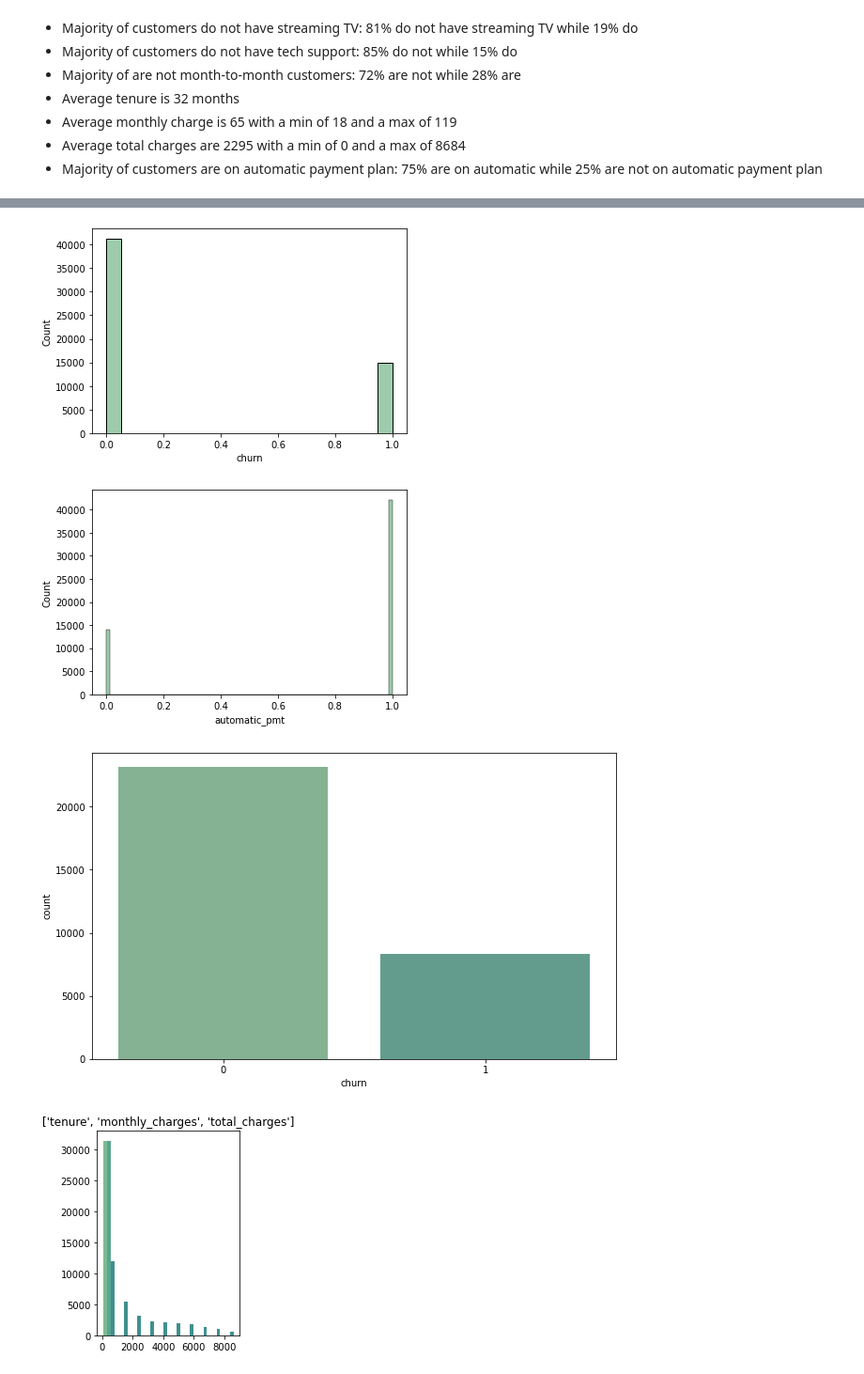
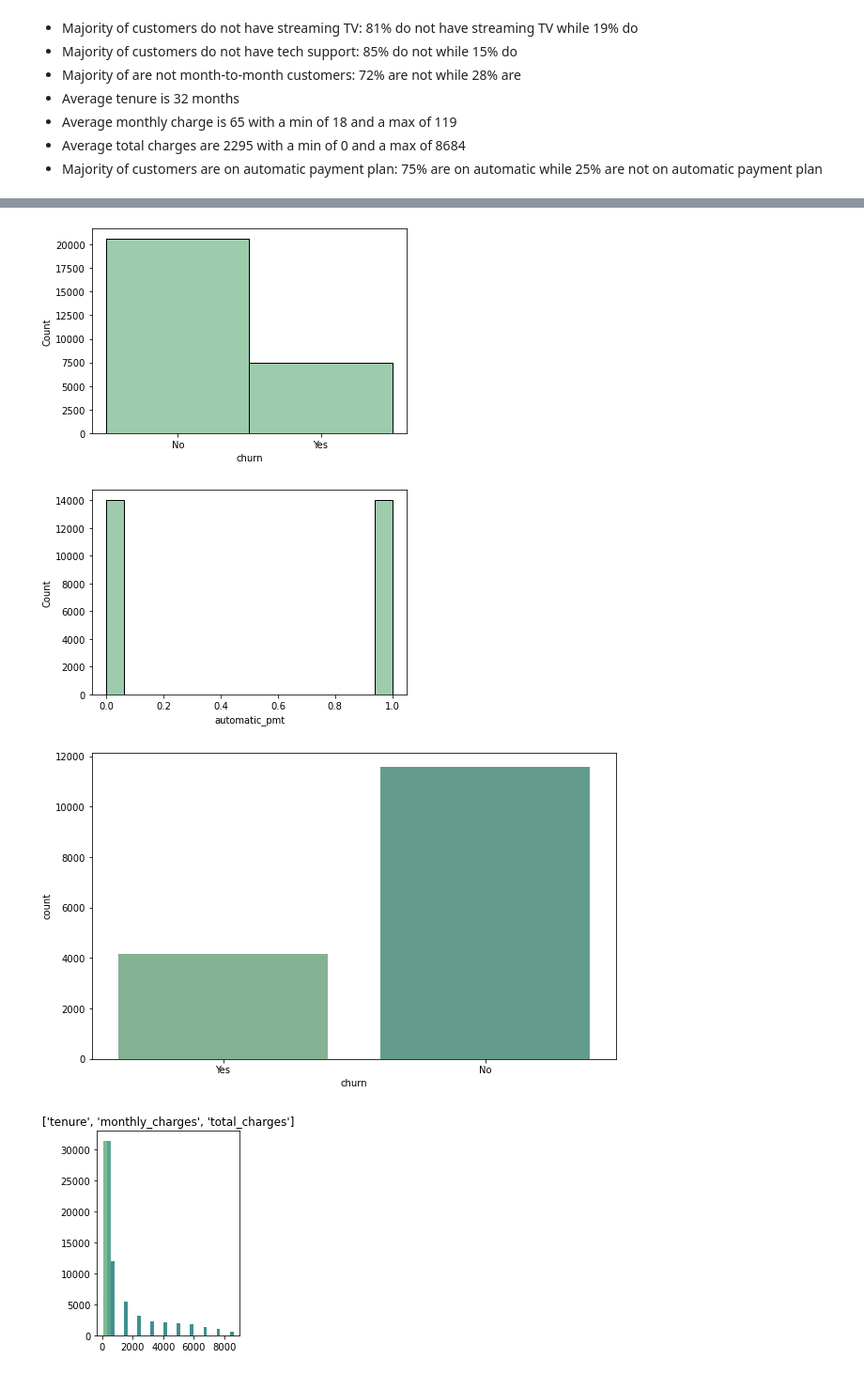
Before and after one commit to veronica-f-reyes/telco_classification_project, a Jupyter notebook: Initial Telco Churn Project Notebook.ipynb, the cells around one changed output, grey strips where cells are left out. Shown at 94% size. Saved outputs shown, nothing was run; the diff lists cells and outputs as text; code cells hidden in the pictures.

```diff
--- a/Initial Telco Churn Project Notebook.ipynb
+++ b/Initial Telco Churn Project Notebook.ipynb
@@ -382 +467,4 @@ Name: monthly_charges, Length: 2452, dtype: float64
+# %%
+# Prepare raw Telco data by removing ID number columns, removing any duplicates, and cleaning up null values
+df_raw = prepare.prep_telco_raw(df)
 # %%
@@ -434,5 +568,5 @@ df.describe()
 # Using the prepare custom library, take in a DataFrame and return train, validate, and test DataFrames;
 # Stratify on churn
 
-train, validate, test = prepare.split_data(df)
+train_raw, validate_raw, test_raw = prepare.split_data(df_raw)
 # %%
@@ -661,19 +985,19 @@ descriptive_stats
 # %%
-sns.histplot(df.churn)
+sns.histplot(df_raw.churn)
 plt.show()
 # %% [output]
-[figure, old version]
+[figure, new version]
 # %%
-sns.histplot(df.automatic_pmt)
+sns.histplot(df_raw.automatic_pmt)
 plt.show()
 # %% [output]
-[figure, old version]
+[figure, new version]
 # %%
 #visualize churn data using a countplot
 plt.figure(figsize=(10,6))
-sns.countplot(x='churn', data=train)
+sns.countplot(x='churn', data=train_raw)
 plt.show()
 # %% [output]
-[figure, old version]
+[figure, new version]
 # %%
     p = plt.subplot(1, 2, 1)
```
Also changed, not shown: parts of 80 cells of this notebook, 1 other file.
